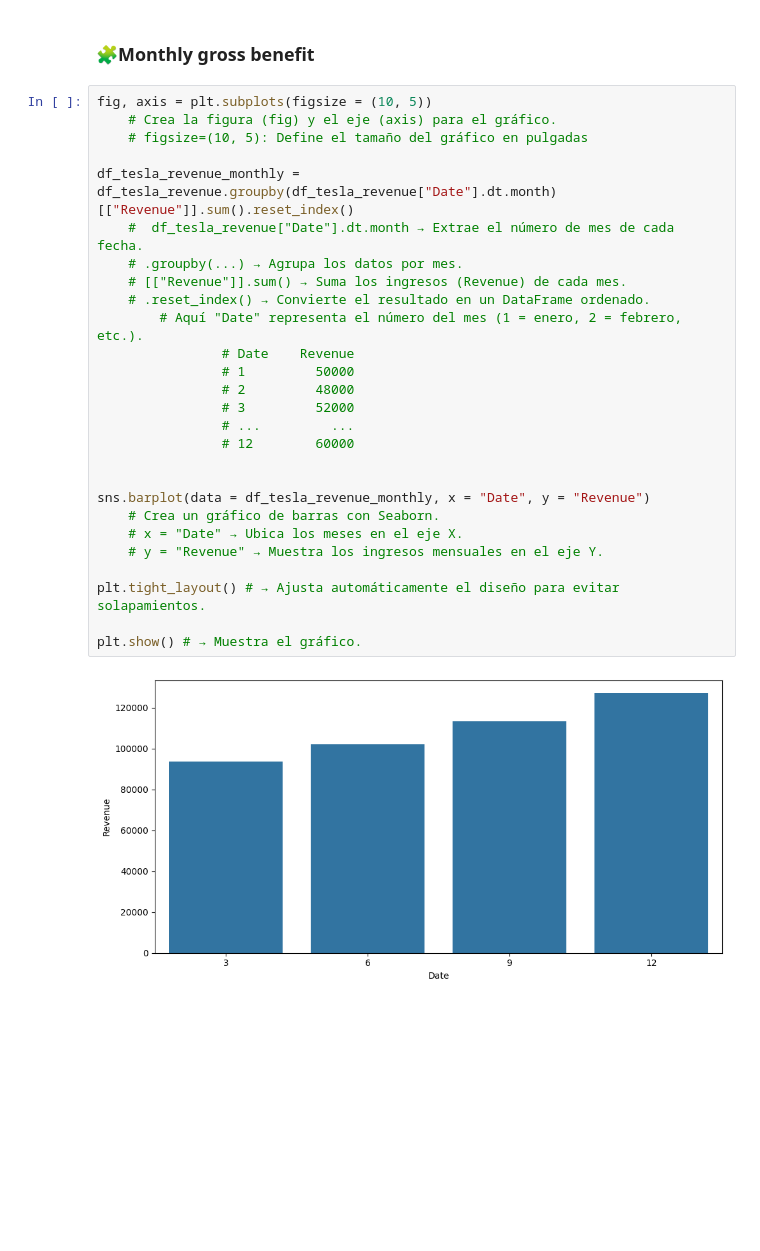
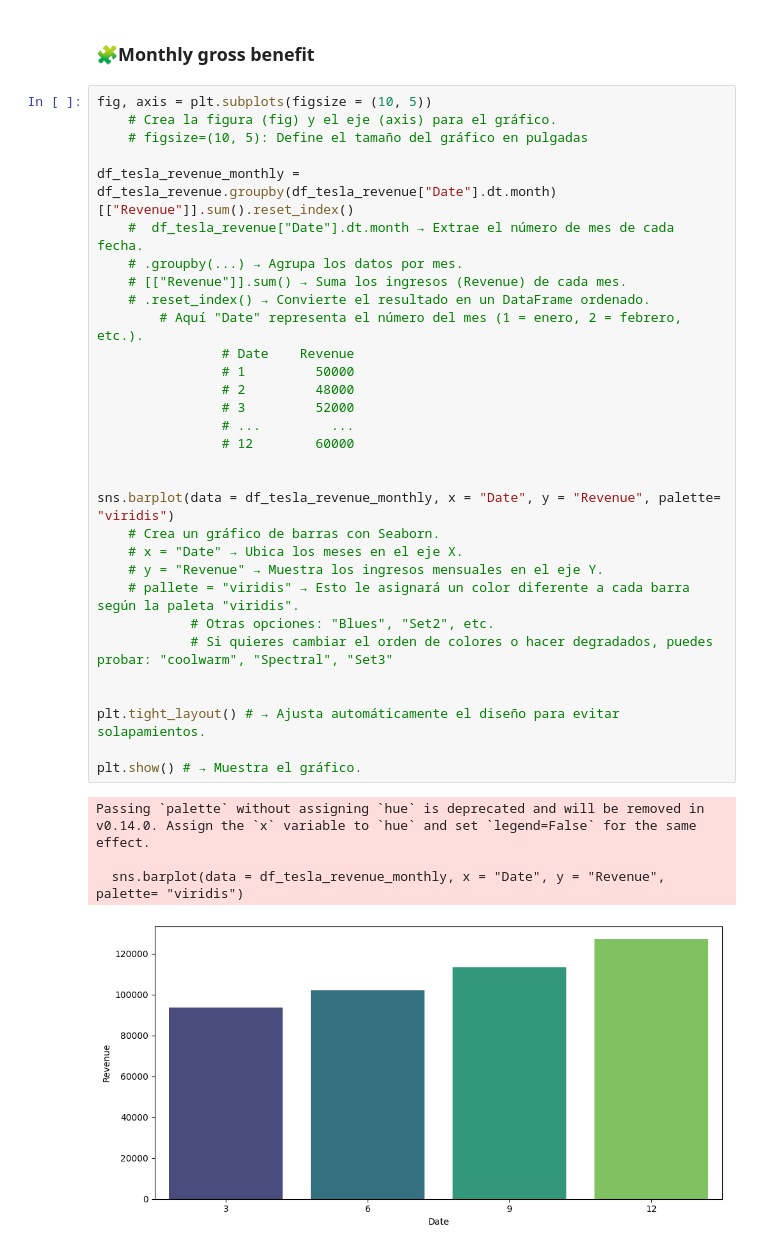
Before and after one commit to mvlarra/web-scraping-project-tutorial, a Jupyter notebook: src/explore.es.ipynb, the cells around one changed output. Cells and saved outputs as stored; diff of their text form; blank space fills up the shorter version.

```diff
--- a/src/explore.es.ipynb
+++ b/src/explore.es.ipynb
@@ -495,29 +501,36 @@ plt.show()
 # %%
 fig, axis = plt.subplots(figsize = (10, 5))
     # Crea la figura (fig) y el eje (axis) para el gráfico.
     # figsize=(10, 5): Define el tamaño del gráfico en pulgadas
 
 df_tesla_revenue_monthly = df_tesla_revenue.groupby(df_tesla_revenue["Date"].dt.month)[["Revenue"]].sum().reset_index()
     #  df_tesla_revenue["Date"].dt.month → Extrae el número de mes de cada fecha.
     # .groupby(...) → Agrupa los datos por mes.
     # [["Revenue"]].sum() → Suma los ingresos (Revenue) de cada mes.
     # .reset_index() → Convierte el resultado en un DataFrame ordenado.
         # Aquí "Date" representa el número del mes (1 = enero, 2 = febrero, etc.).
                 # Date    Revenue
                 # 1	        50000
                 # 2	        48000
                 # 3	        52000
                 # ...	      ...
                 # 12	    60000
 
 
-sns.barplot(data = df_tesla_revenue_monthly, x = "Date", y = "Revenue")
+sns.barplot(data = df_tesla_revenue_monthly, x = "Date", y = "Revenue", palette= "viridis")
     # Crea un gráfico de barras con Seaborn.
     # x = "Date" → Ubica los meses en el eje X.
     # y = "Revenue" → Muestra los ingresos mensuales en el eje Y.
+    # pallete = "viridis" → Esto le asignará un color diferente a cada barra según la paleta "viridis".
+            # Otras opciones: "Blues", "Set2", etc.
+            # Si quieres cambiar el orden de colores o hacer degradados, puedes probar: "coolwarm", "Spectral", "Set3"
+
 
 plt.tight_layout() # → Ajusta automáticamente el diseño para evitar solapamientos.
 
 plt.show() # → Muestra el gráfico.
 # %% [output]
+Passing `palette` without assigning `hue` is deprecated and will be removed in v0.14.0. Assign the `x` variable to `hue` and set `legend=False` for the same effect.
+
+  sns.barplot(data = df_tesla_revenue_monthly, x = "Date", y = "Revenue", palette= "viridis")
-[figure, old version]
+[figure, new version]
```
Also changed, not shown: parts of 1 cell of this notebook.
